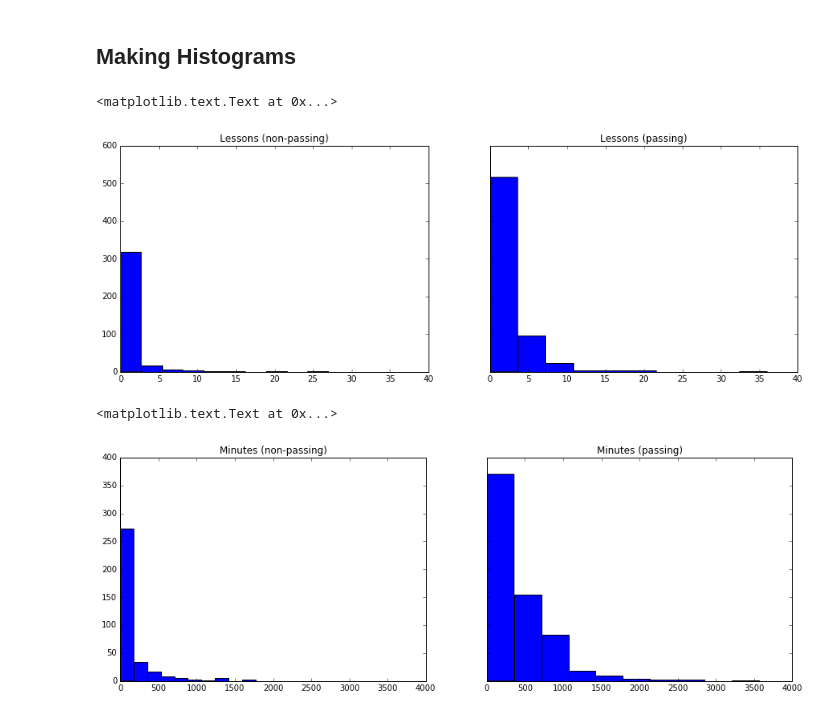
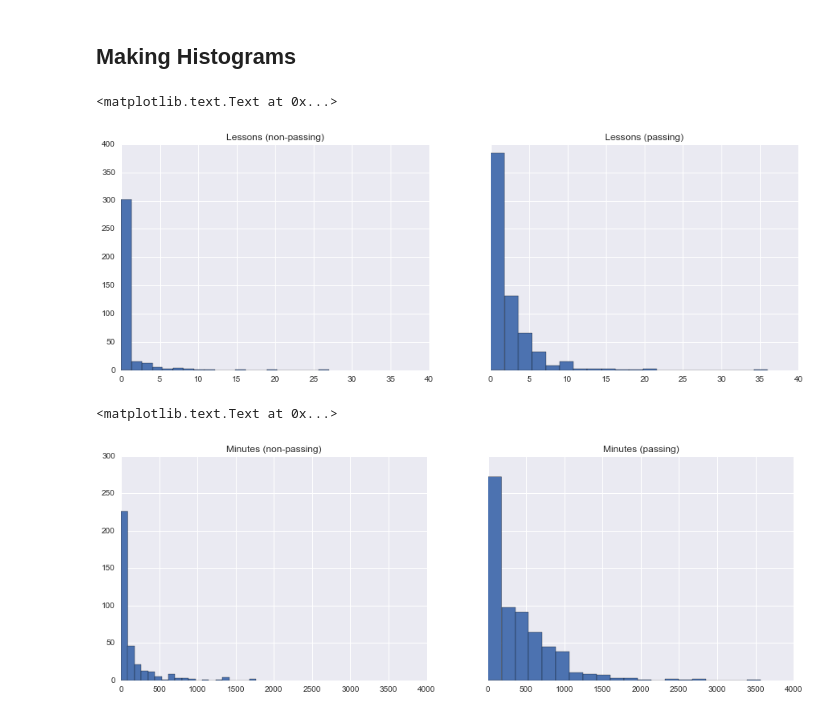
Before and after one commit to mtremsal/courses, a Jupyter notebook: ud170/notebook1.ipynb, the cells around one changed output. Saved outputs shown, nothing was run; the diff lists cells and outputs as text; code cells hidden in the pictures.

Commit message:
Complete lesson 1 of ud170

```diff
--- a/ud170/notebook1.ipynb
+++ b/ud170/notebook1.ipynb
@@ -451,28 +451,29 @@ Maximum: 7
 ## Making Histograms
 # %%
 %matplotlib inline
+import seaborn as sns
 import matplotlib.pyplot as plt
 
 # fig, ((a,b),(c,d)) = plt.subplots(2,2)
 fig, (a,b) = plt.subplots(1,2,sharex=True,sharey=True, figsize=(15,5))
 
-a.hist(total_lessons_by_non_passing_account.values())
+a.hist(total_lessons_by_non_passing_account.values(), bins=20)
 a.set_title("Lessons (non-passing)")
-b.hist(total_lessons_by_passing_account.values())
+b.hist(total_lessons_by_passing_account.values(), bins=20)
 b.set_title("Lessons (passing)")
 # %% [output]
 <matplotlib.text.Text at 0x...>
-[figure, old version]
+[figure, new version]
 # %%
 fig, (c,d) = plt.subplots(1,2,sharex=True,sharey=True, figsize=(15,5))
 
-c.hist(total_minutes_by_non_passing_account.values())
+c.hist(total_minutes_by_non_passing_account.values(), bins=20)
 c.set_title("Minutes (non-passing)")
-d.hist(total_minutes_by_passing_account.values())
+d.hist(total_minutes_by_passing_account.values(), bins=20)
 d.set_title("Minutes (passing)")
 # %% [output]
 <matplotlib.text.Text at 0x...>
-[figure, old version]
+[figure, new version]
 # %%
 fig, (e,f) = plt.subplots(1,2,sharex=True,sharey=True, figsize=(15,5))
 
```
Also changed, not shown: parts of 1 cell of this notebook, 2 other files.
